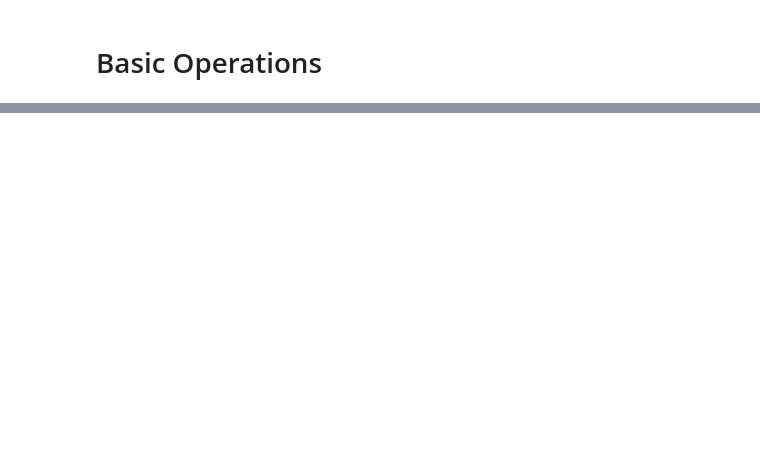
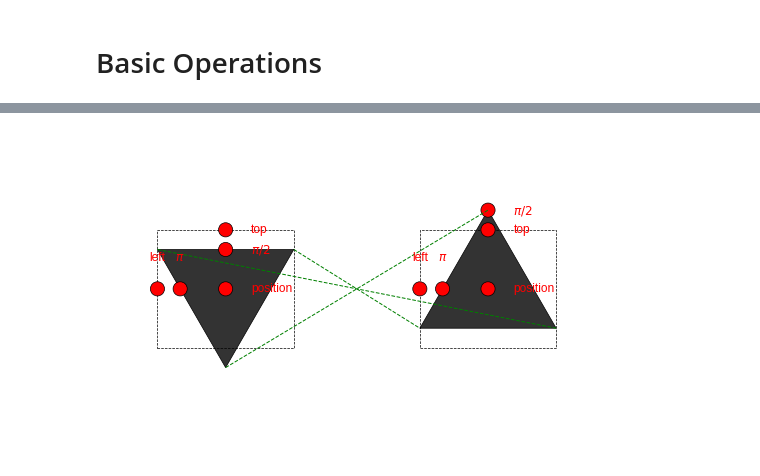
Before and after one commit to GiggleLiu/viznet, a Jupyter notebook: docs/viznet_basic.ipynb, the cells around one changed output, grey strips where cells are left out. Drawn from its saved outputs; the diff is of its cells as text; code cells hidden in the pictures; blank space fills up the shorter version.

```diff
--- a/docs/viznet_basic.ipynb
+++ b/docs/viznet_basic.ipynb
@@ -33,0 +50,29 @@ _show()
+# %%
+dot = NodeBrush('qc.C', color='r', size='tiny')
+
+def make_box(node):
+    box = NodeBrush('box', size=(node.width/2., node.height/2.), ls='--', color='none')
+    box >> node.position
+
+    # points
+    (dot >> node.position).text('position', 'right', color='r')
+    (dot >> node.pin('top')).text('top', 'right', color='r')
+    (dot >> node.pin(np.pi/2.)).text('$\pi/2$', 'right', color='r')
+    (dot >> node.pin('left')).text('left', 'top', color='r')
+    (dot >> node.pin(np.pi)).text('$\pi$', 'top', color='r')
+
+brush2.rotate = np.pi
+n1 = brush2 >> (1, 0)
+make_box(n1)
+
+# rotate brush2 to normal angle
+brush2.rotate = 0
+n2 = brush2 >> (2, 0)
+make_box(n2)
+
+dashline = EdgeBrush('.', color='g')
+for angle in [np.pi/2, np.pi*7/6, -np.pi/6]:
+    dashline >> (n1.pin(np.pi+angle), n2.pin(angle))
+_show()
+# %% [output]
+[figure, added]
```
Also changed, not shown: parts of 18 cells of this notebook.
